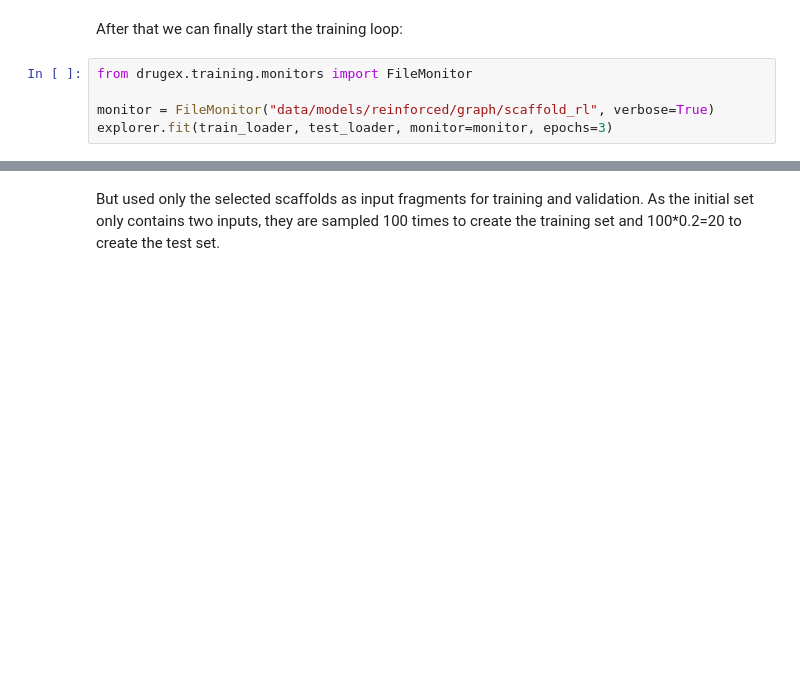
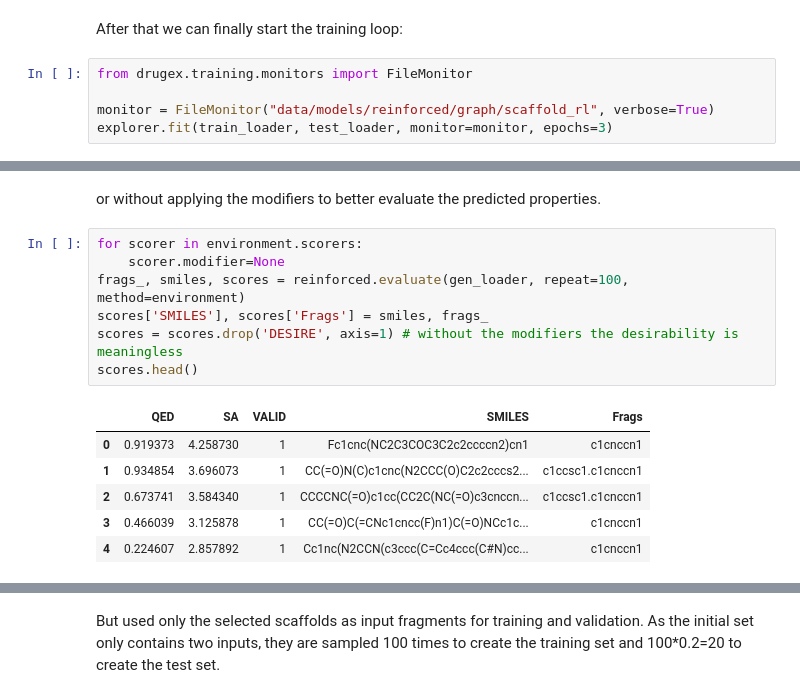
Before and after one commit to CDDLeiden/DrugEx, a Jupyter notebook: tutorial/advanced/scaffold_based.ipynb, the cells around one changed output, grey strips where cells are left out. Drawn from its saved outputs; the diff is of its cells as text; blank space fills up the shorter version.

```diff
--- a/tutorial/advanced/scaffold_based.ipynb
+++ b/tutorial/advanced/scaffold_based.ipynb
@@ -179,0 +167,16 @@ smilesToGrid(df_smiles.Smiles.tolist())
+# %% [markdown]
+or without applying the modifiers to better evaluate the predicted properties.
+# %%
+for scorer in environment.scorers:
+    scorer.modifier=None
+frags_, smiles, scores = reinforced.evaluate(gen_loader, repeat=100, method=environment)
+scores['SMILES'], scores['Frags'] = smiles, frags_
+scores = scores.drop('DESIRE', axis=1) # without the modifiers the desirability is meaningless
+scores.head()
+# %% [output]
+|  | QED | SA | VALID | SMILES | Frags |
+| 0 | 0.919373 | 4.258730 | 1 | Fc1cnc(NC2C3COC3C2c2ccccn2)cn1 | c1cnccn1 |
+| 1 | 0.934854 | 3.696073 | 1 | CC(=O)N(C)c1cnc(N2CCC(O)C2c2cccs2... | c1ccsc1.c1cnccn1 |
+| 2 | 0.673741 | 3.584340 | 1 | CCCCNC(=O)c1cc(CC2C(NC(=O)c3cnccn... | c1ccsc1.c1cnccn1 |
+| 3 | 0.466039 | 3.125878 | 1 | CC(=O)C(=CNc1cncc(F)n1)C(=O)NCc1c... | c1cnccn1 |
+| 4 | 0.224607 | 2.857892 | 1 | Cc1nc(N2CCN(c3ccc(C=Cc4ccc(C#N)cc... | c1cnccn1 |
```
Also changed, not shown: parts of 35 cells of this notebook.
